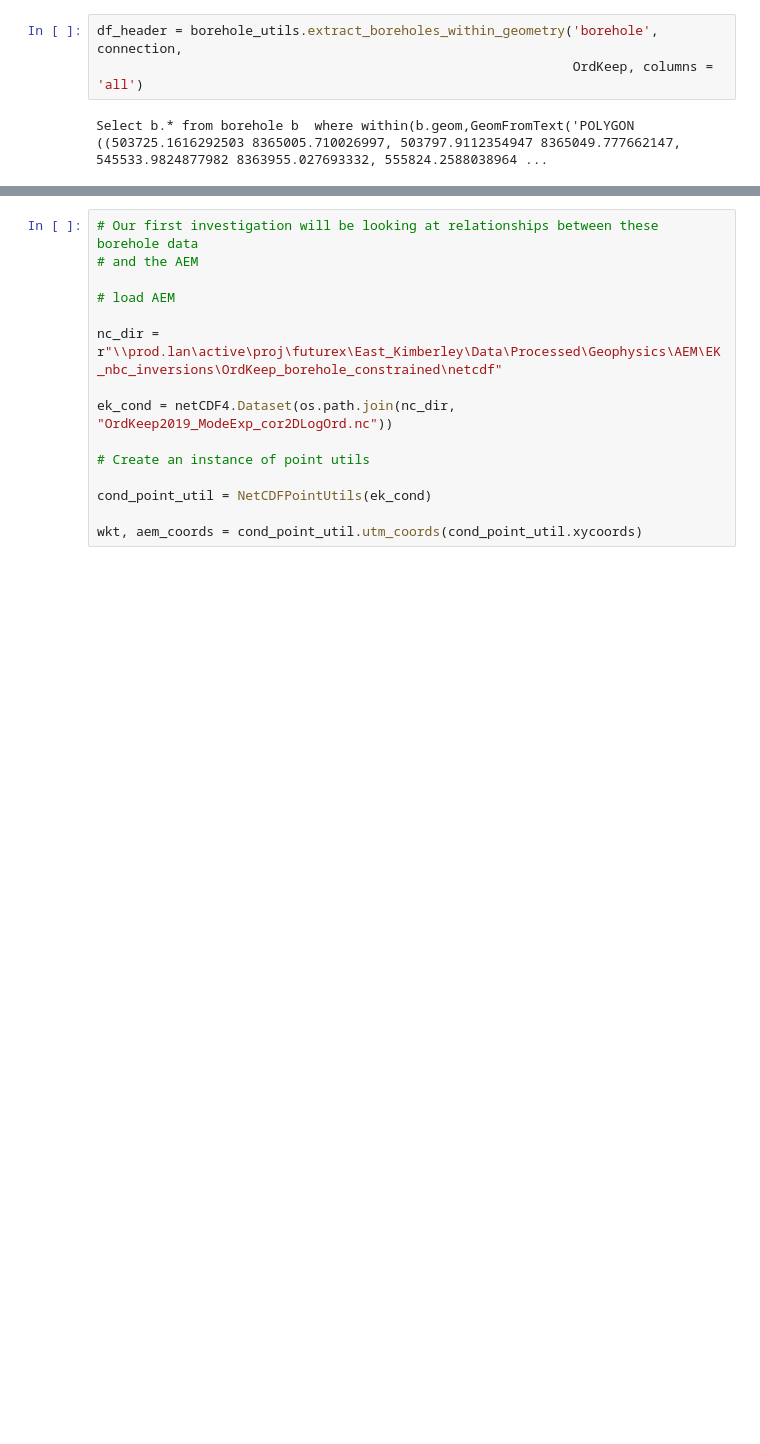
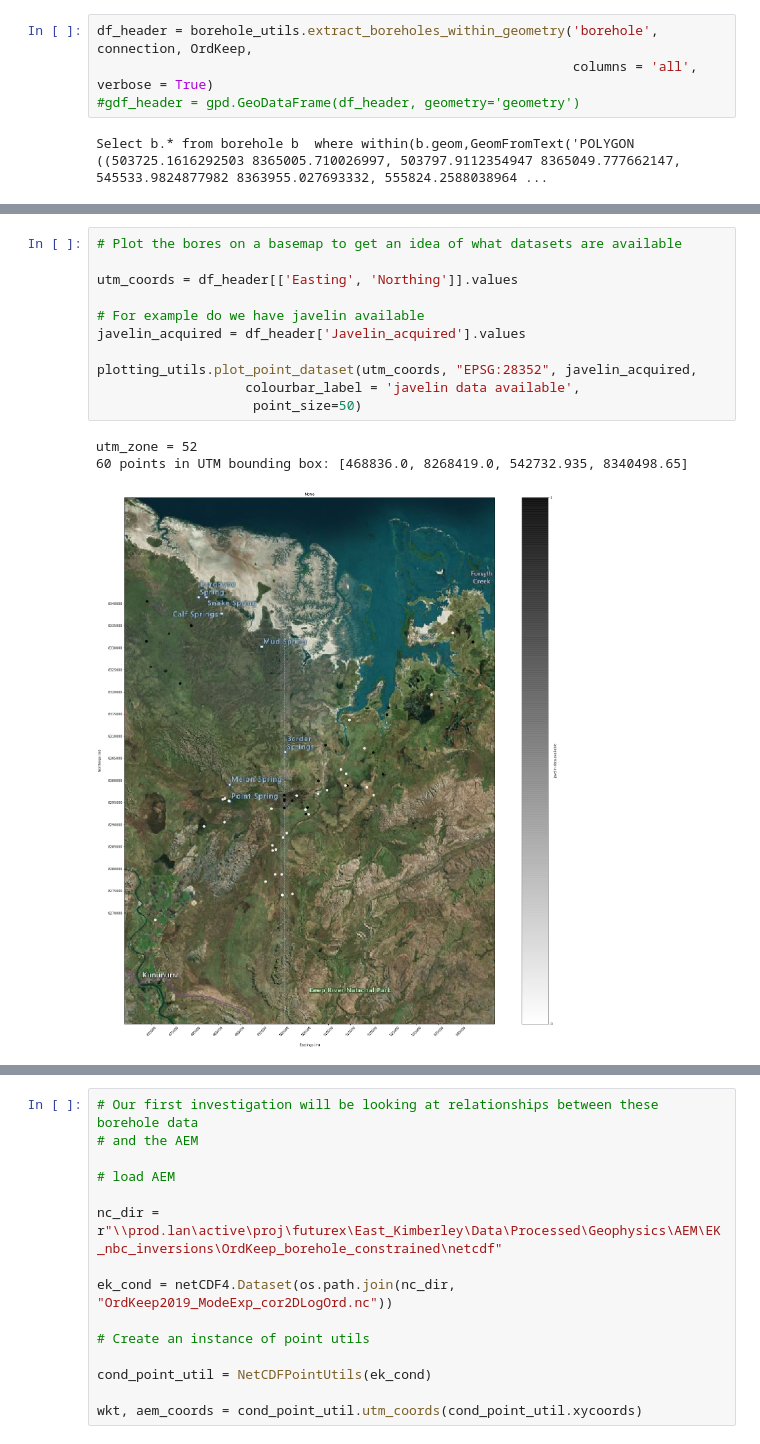
Before and after one commit to GeoscienceAustralia/hydrogeol_utils, a Jupyter notebook: notebooks/EastKimberley_borehole_data_integration.ipynb, the cells around one changed output, grey strips where cells are left out. Drawn from its saved outputs; the diff is of its cells as text; blank space fills up the shorter version.

```diff
--- a/notebooks/EastKimberley_borehole_data_integration.ipynb
+++ b/notebooks/EastKimberley_borehole_data_integration.ipynb
@@ -71,7 +71,8 @@ def connect(dbapi_connection, connection_rec):
 
 connection = engine.connect()
 # %%
-df_header = borehole_utils.extract_boreholes_within_geometry('borehole', connection,
-                                                             OrdKeep, columns = 'all')
+df_header = borehole_utils.extract_boreholes_within_geometry('borehole', connection, OrdKeep,
+                                                             columns = 'all', verbose = True)
+#gdf_header = gpd.GeoDataFrame(df_header, geometry='geometry')
 # %% [output]
 Select b.* from borehole b  where within(b.geom,GeomFromText('POLYGON ((503725.1616292503 8365005.710026997, 503797.9112354947 8365049.777662147, 545533.9824877982 8363955.027693332, 555824.2588038964 ...
@@ -78,3 +88,18 @@ Select b.* from borehole b  where within(b.geom,GeomFromText('POLYGON ((503725.1
+# %%
+# Plot the bores on a basemap to get an idea of what datasets are available
+
+utm_coords = df_header[['Easting', 'Northing']].values
+
+# For example do we have javelin available
+javelin_acquired = df_header['Javelin_acquired'].values
+
+plotting_utils.plot_point_dataset(utm_coords, "EPSG:28352", javelin_acquired,
+                   colourbar_label = 'javelin data available',
+                    point_size=50)
+# %% [output]
+utm_zone = 52
+60 points in UTM bounding box: [468836.0, 8268419.0, 542732.935, 8340498.65]
+[figure, added]
 # %%
 # First import all the datasets based on our enos (primary key)
 
```
Also changed, not shown: parts of 9 cells of this notebook, 4 other files.
